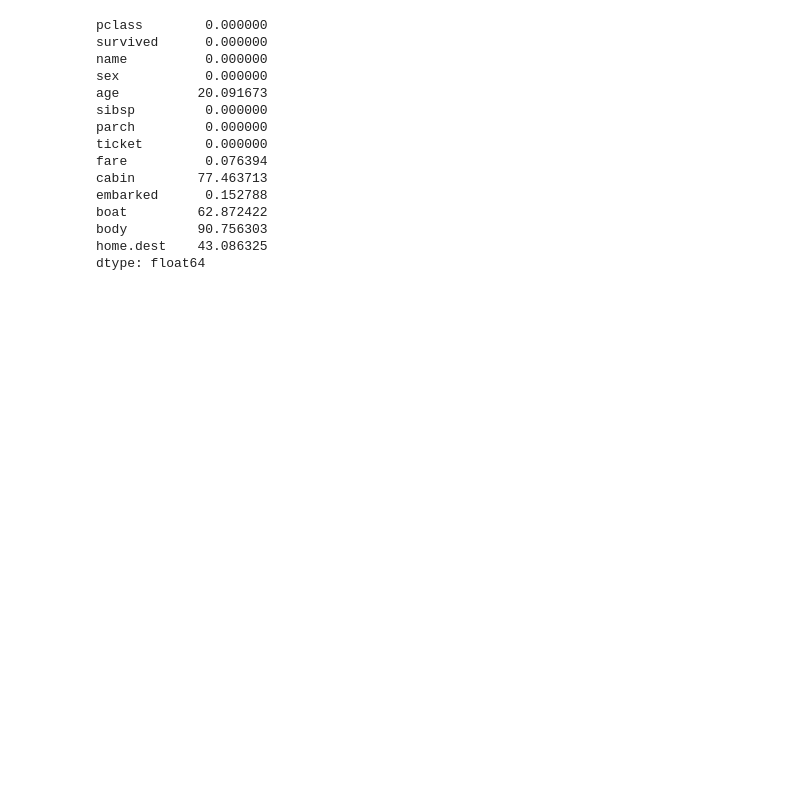
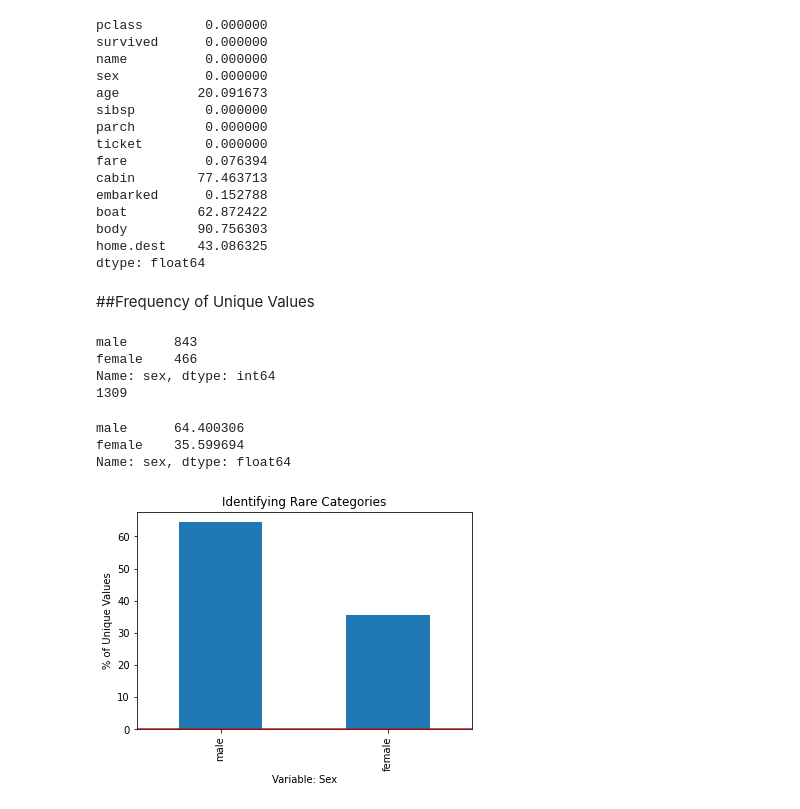
Before and after one commit to Sateesh110/Rep_ML, a Jupyter notebook: zFE_Unique_Values.ipynb, the cells around one changed output. Cells and saved outputs as stored; diff of their text form; code cells hidden in the pictures; blank space fills up the shorter version.

```diff
--- a/zFE_Unique_Values.ipynb
+++ b/zFE_Unique_Values.ipynb
@@ -165,3 +198,31 @@ boat         62.872422
 body         90.756303
 home.dest    43.086325
 dtype: float64
+# %% [markdown]
+##Frequency of Unique Values
+# %%
+#Calculate the frequency for each unique value
+print(df['sex'].value_counts())
+print(len(df))
+# %% [output]
+male      843
+female    466
+Name: sex, dtype: int64
+1309
+# %%
+label_freq = df['sex'].value_counts()/len(df)*100
+label_freq
+#64.4% were males ; 35.6% were females
+# %% [output]
+male      64.400306
+female    35.599694
+Name: sex, dtype: float64
+# %%
+fig = label_freq.sort_values(ascending=False).plot.bar()
+fig.axhline(y=0.05, color='red')
+fig.set_ylabel('% of Unique Values')
+fig.set_xlabel('Variable: Sex')
+fig.set_title('Identifying Rare Categories')
+plt.show()
+# %% [output]
+[figure, added]
```
Also changed, not shown: parts of 13 cells of this notebook.
